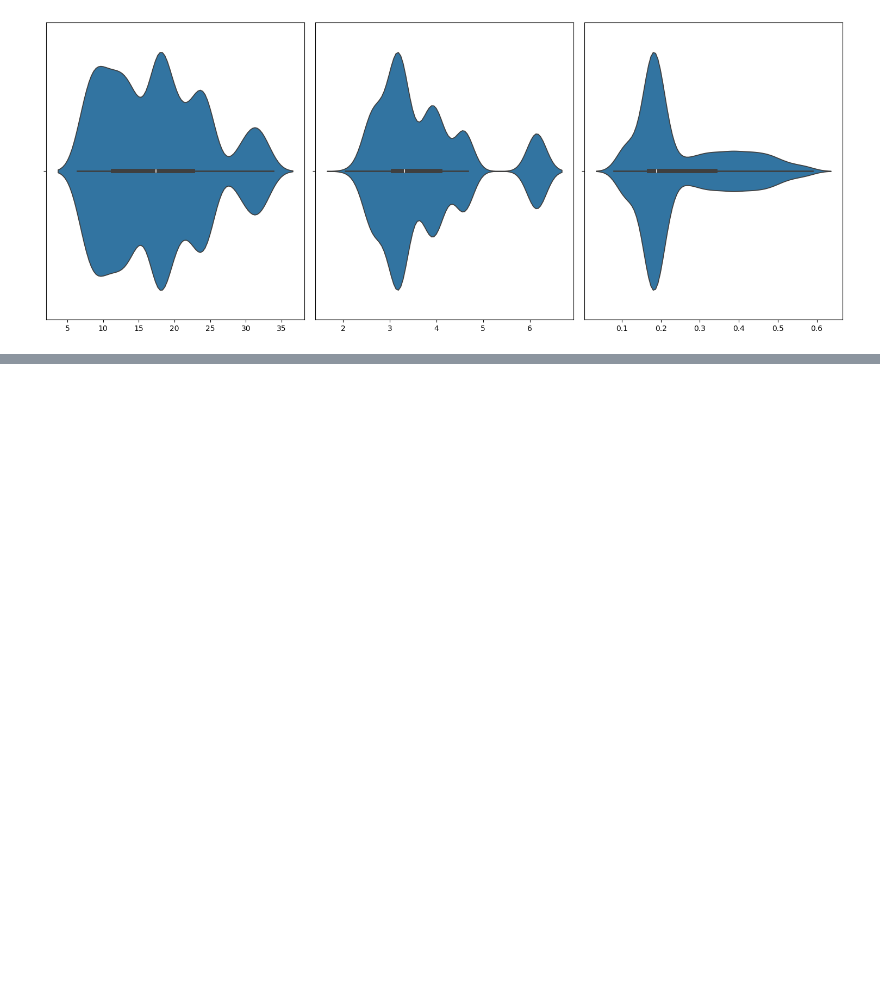
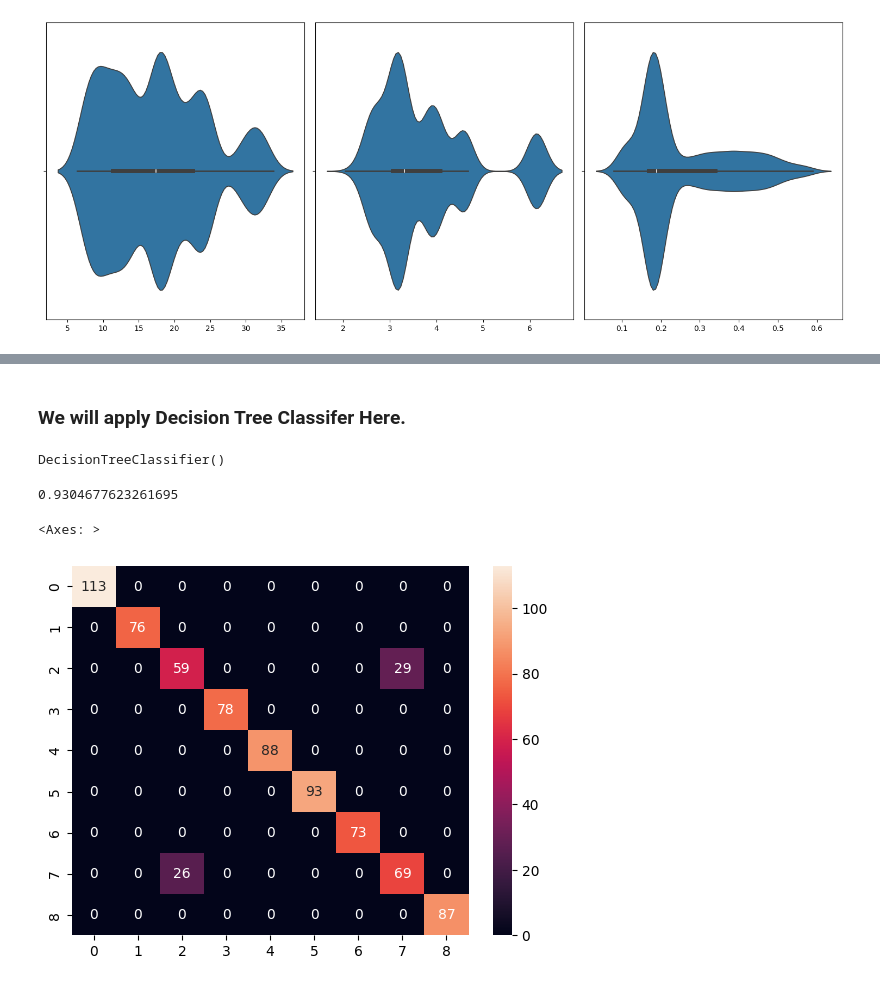
Before and after one commit to saadkhalidabbasi/EDA-Projects, a Jupyter notebook: Fish_Species_Measurements_EDA_and_Classification.ipynb, the cells around one changed output, grey strips where cells are left out. Cells and saved outputs as stored; diff of their text form; code cells hidden in the pictures; blank space fills up the shorter version.

```diff
--- a/Fish_Species_Measurements_EDA_and_Classification.ipynb
+++ b/Fish_Species_Measurements_EDA_and_Classification.ipynb
@@ -168,0 +176,27 @@ plt.show()
+# %%
+# Splittling our existing dataset into train and test
+X=df.drop('species',axis=1)
+y=df['species']
+X_train,X_test,y_train,y_test=train_test_split(X,y,test_size=0.2,random_state=42)
+# %% [markdown]
+### **We will apply Decision Tree Classifer Here.**
+# %%
+model=DecisionTreeClassifier()
+model.fit(X_train,y_train)
+# %% [output]
+DecisionTreeClassifier()
+# %%
+prediction=model.predict(X_test)
+# %%
+# Checking Accuracy Score of the model
+accuracy_score(y_test,prediction)
+# %% [output]
+0.9304677623261695
+# %%
+# Checking the Confusion Matrix for the model
+final_matrix=confusion_matrix(y_test,prediction)
+# %%
+sns.heatmap(final_matrix,annot=True,fmt='d')
+# %% [output]
+<Axes: >
+[figure, added]
```
Also changed, not shown: parts of 2 cells of this notebook.
